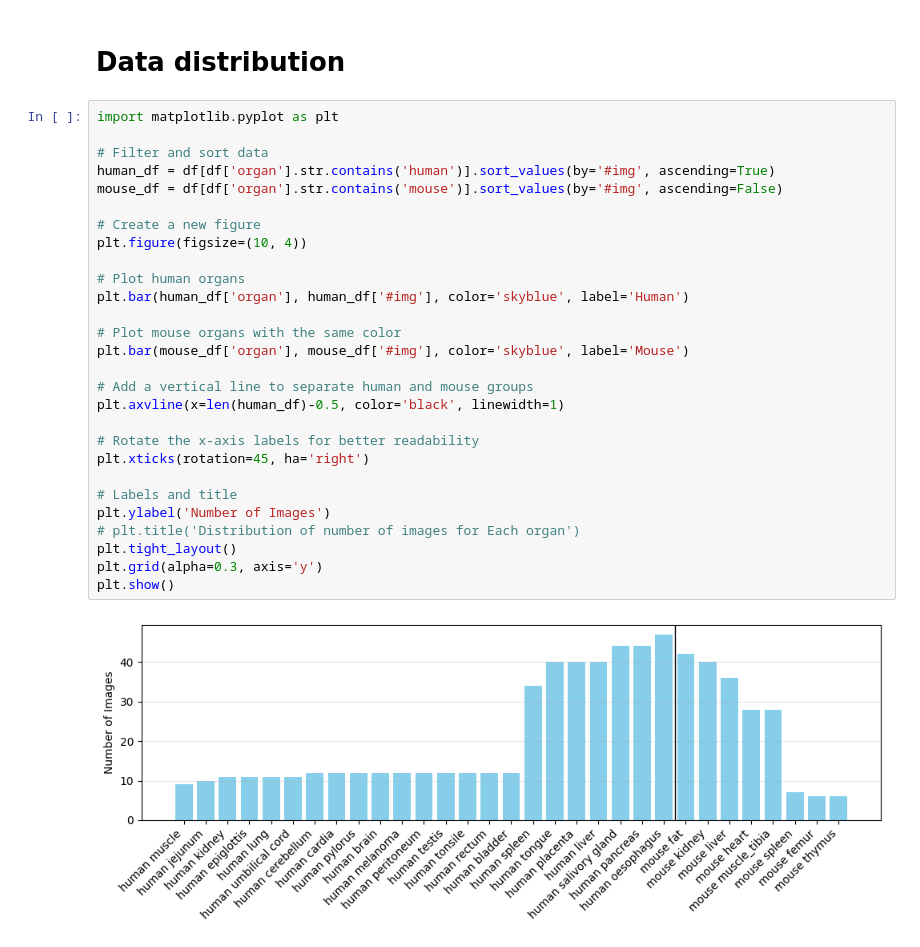
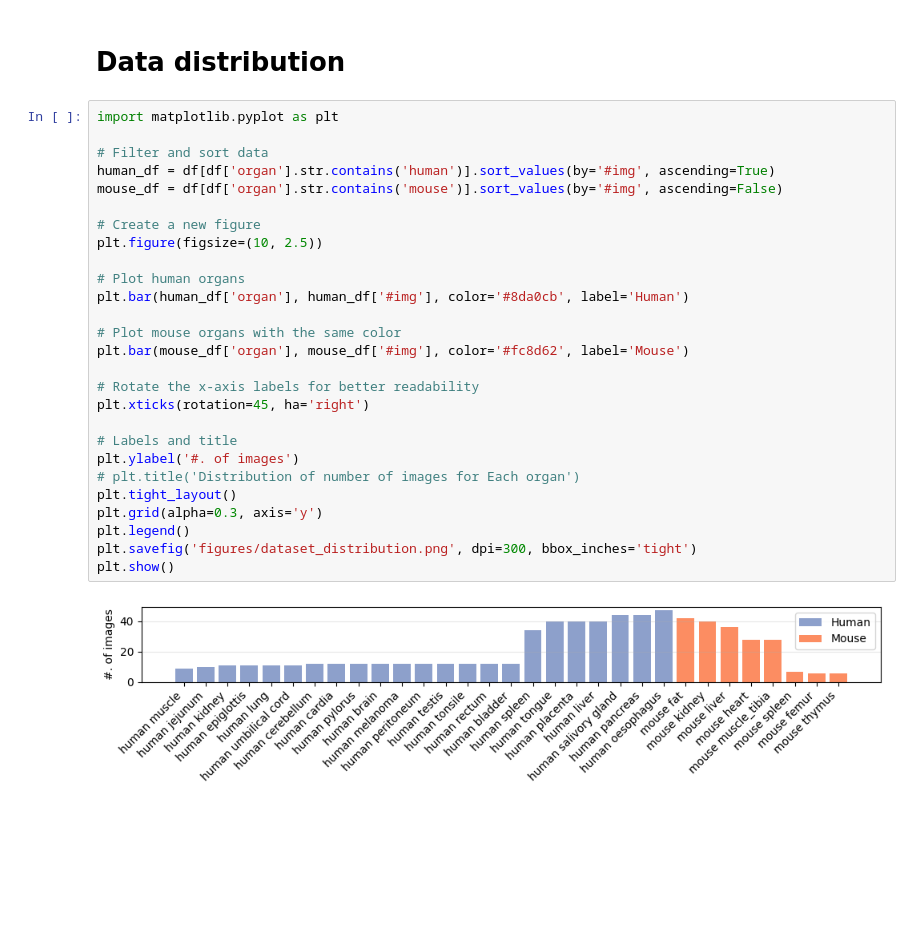
Before and after one commit to alvinkimbowa/bmeg591_nuclei_segmentation, a Jupyter notebook: nuinsseg-eda.ipynb, the cells around one changed output. Cells and saved outputs as stored; diff of their text form; blank space fills up the shorter version.

Commit message:
feat: improve data distribution visualization

```diff
--- a/nuinsseg-eda.ipynb
+++ b/nuinsseg-eda.ipynb
@@ -231,30 +231,29 @@ df
 # %%
 import matplotlib.pyplot as plt
 
 # Filter and sort data
 human_df = df[df['organ'].str.contains('human')].sort_values(by='#img', ascending=True)
 mouse_df = df[df['organ'].str.contains('mouse')].sort_values(by='#img', ascending=False)
 
 # Create a new figure
-plt.figure(figsize=(10, 4))
+plt.figure(figsize=(10, 2.5))
 
 # Plot human organs
-plt.bar(human_df['organ'], human_df['#img'], color='skyblue', label='Human')
+plt.bar(human_df['organ'], human_df['#img'], color='#8da0cb', label='Human')
 
 # Plot mouse organs with the same color
-plt.bar(mouse_df['organ'], mouse_df['#img'], color='skyblue', label='Mouse')
-
-# Add a vertical line to separate human and mouse groups
-plt.axvline(x=len(human_df)-0.5, color='black', linewidth=1)
+plt.bar(mouse_df['organ'], mouse_df['#img'], color='#fc8d62', label='Mouse')
 
 # Rotate the x-axis labels for better readability
 plt.xticks(rotation=45, ha='right')
 
 # Labels and title
-plt.ylabel('Number of Images')
+plt.ylabel('#. of images')
 # plt.title('Distribution of number of images for Each organ')
 plt.tight_layout()
 plt.grid(alpha=0.3, axis='y')
+plt.legend()
+plt.savefig('figures/dataset_distribution.png', dpi=300, bbox_inches='tight')
 plt.show()
 # %% [output]
-[figure, old version]
+[figure, new version]
```
Also changed, not shown: parts of 1 cell of this notebook.
